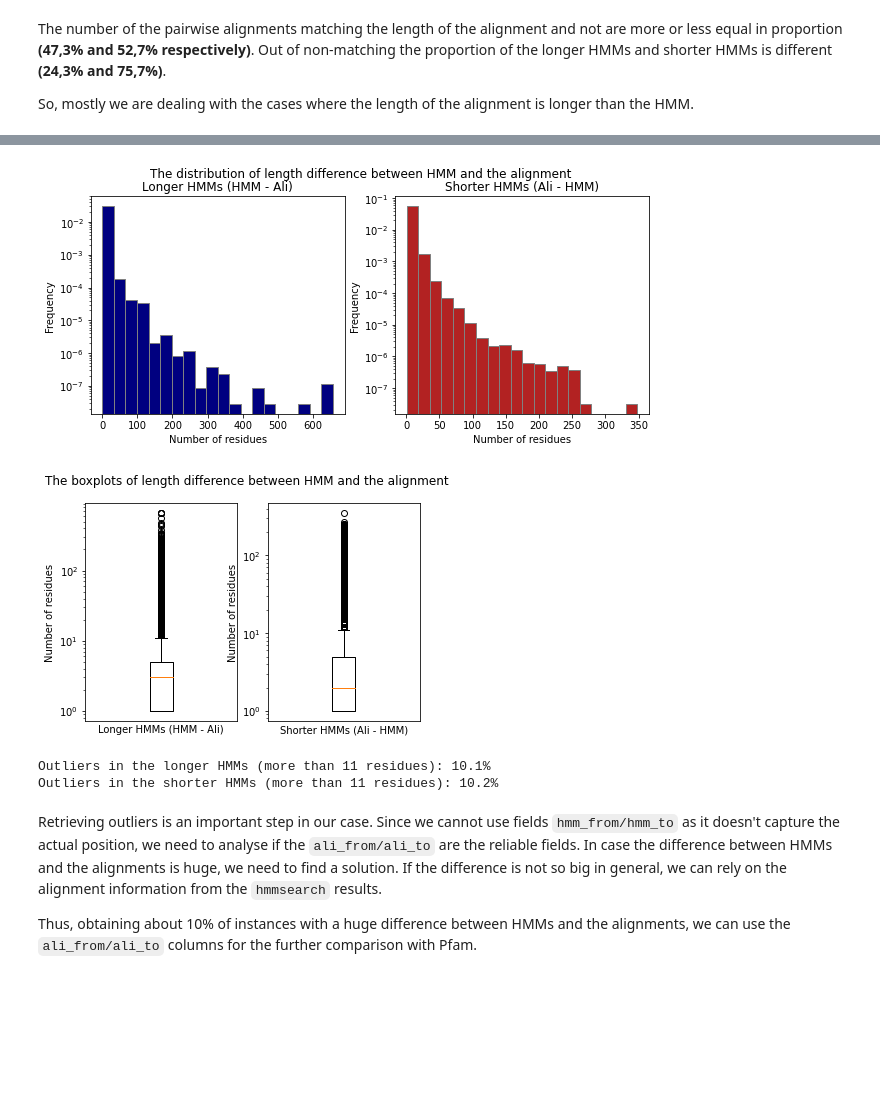
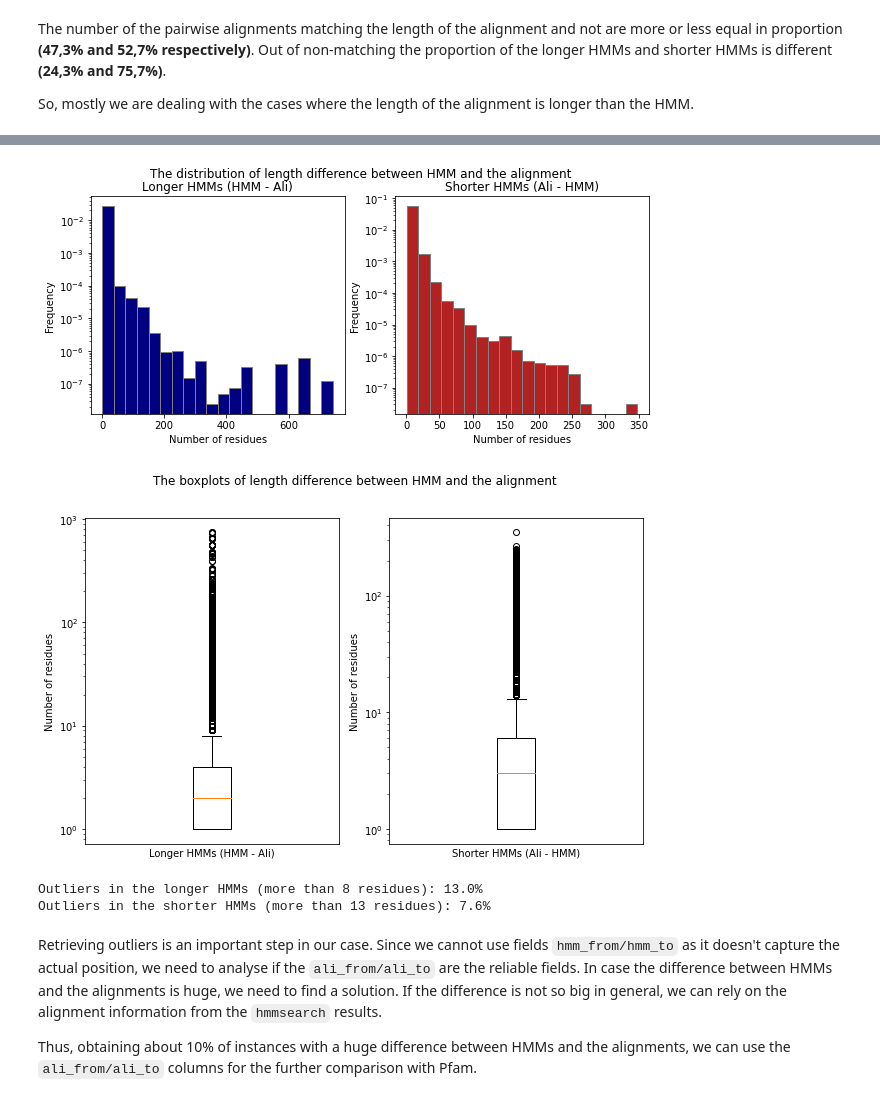
Before and after one commit to AlyaHarvelle/HMMER, a Jupyter notebook: hmm_analysis.ipynb, the cells around one changed output, grey strips where cells are left out. Drawn from its saved outputs; the diff is of its cells as text; code cells hidden in the pictures; blank space fills up the shorter version.

```diff
--- a/hmm_analysis.ipynb
+++ b/hmm_analysis.ipynb
@@ -24,7 +21,8 @@ Here we will construct and analyze HMM models retrieved from the alignments. We
 After performing `hmmsearch` against `RP 75%`, we obtain the dataframe `hmmsearch_results_clustal` with the statistics. E-value and score shows the significance of the particular hit, and the region related information (hmm, alignment, envelope) helps in further comparison with the existing HMMs.
 # %%
 # Dataframe of the hmmsearch results
-hmmsearch_results_clustal = pd.read_csv("{}/results/hmms/hmmsearch/combined_hmmsearch_results.csv".format(directory))
+hmmsearch_results_clustal = pd.read_csv("{}/results/hmms/hmmsearch/hmmsearch_clustal_combined.csv".format(directory))
+
 num_ali = hmmsearch_results_clustal["query_id"].nunique()
 num_hmm = hmmsearch_results_clustal["hmm_id"].nunique()
 print("The number of generated DisProt-HMMs for the {} alignments: {}".format(num_ali, num_hmm))
@@ -119,26 +439,30 @@ ax1.set_ylabel("Frequency")
 ax2.set_ylabel("Frequency")
 ax1.set_yscale("log")
 ax2.set_yscale("log")
+
+# plt.savefig("{}/plots/hmmali.png".format(directory), facecolor="white", dpi=300)
 plt.show()
 # %% [output]
-[figure, old version]
+[figure, new version]
 # %%
 # Plot the boxplot of residues difference distribution
-fig, (ax1, ax2) = plt.subplots(1, 2, figsize=(6, 4))
+fig, (ax1, ax2) = plt.subplots(1, 2, figsize=(10, 6))
 box1 = ax1.boxplot(longer_clustal["hmm_ali_diff"])
 box2 = ax2.boxplot(shorter_clustal["hmm_ali_diff"])
 plt.suptitle("The boxplots of length difference between HMM and the alignment")
 ax1.set_xlabel("Longer HMMs (HMM - Ali)")
 ax2.set_xlabel("Shorter HMMs (Ali - HMM)")
 ax1.set_ylabel("Number of residues")
 ax2.set_ylabel("Number of residues")
 ax1.set_xticks(ax1.get_xticks()[1:])
 ax2.set_xticks(ax2.get_xticks()[1:])
 ax1.set_yscale("log")
 ax2.set_yscale("log")
+
+# plt.savefig("{}/plots/outliers.png".format(directory), facecolor="white", dpi=300)
 plt.show()
 # %% [output]
-[figure, old version]
+[figure, new version]
 # %%
 # Calculate the outliers proportion in the data frames
 threshold_long = box1["whiskers"][1].get_ydata()[1]
@@ -149,8 +473,8 @@ short_outl = len(shorter_clustal[shorter_clustal["hmm_ali_diff"] >= threshold_sh
 print("Outliers in the longer HMMs (more than {} residues): {:.1f}%".format(int(threshold_long), long_outl/longer_hmms * 100))
 print("Outliers in the shorter HMMs (more than {} residues): {:.1f}%".format(int(threshold_short), short_outl/shorter_hmms * 100))
 # %% [output]
-Outliers in the longer HMMs (more than 11 residues): 10.1%
-Outliers in the shorter HMMs (more than 11 residues): 10.2%
+Outliers in the longer HMMs (more than 8 residues): 13.0%
+Outliers in the shorter HMMs (more than 13 residues): 7.6%
 # %% [markdown]
 Retrieving outliers is an important step in our case. Since we cannot use fields `hmm_from/hmm_to` as it doesn't capture the actual position, we need to analyse if the `ali_from/ali_to` are the reliable fields. In case the difference between HMMs and the alignments is huge, we need to find a solution. If the difference is not so big in general, we can rely on the alignment information from the `hmmsearch` results.
 
```
Also changed, not shown: parts of 85 cells of this notebook, 1 other file.
